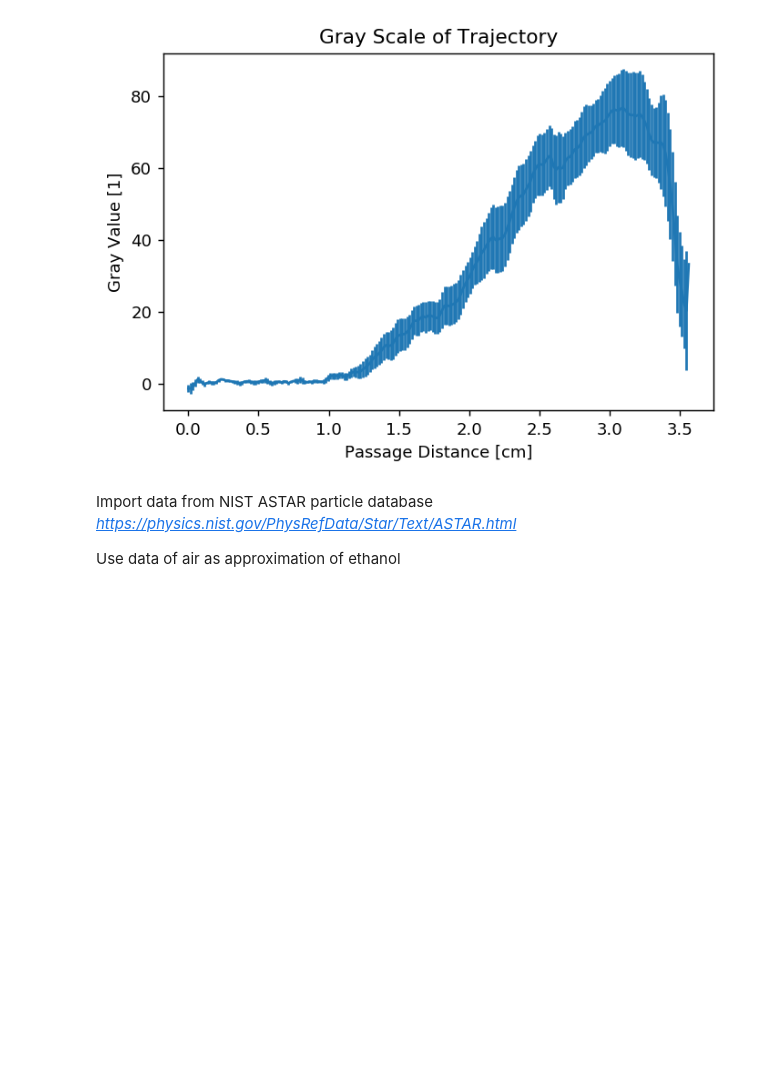
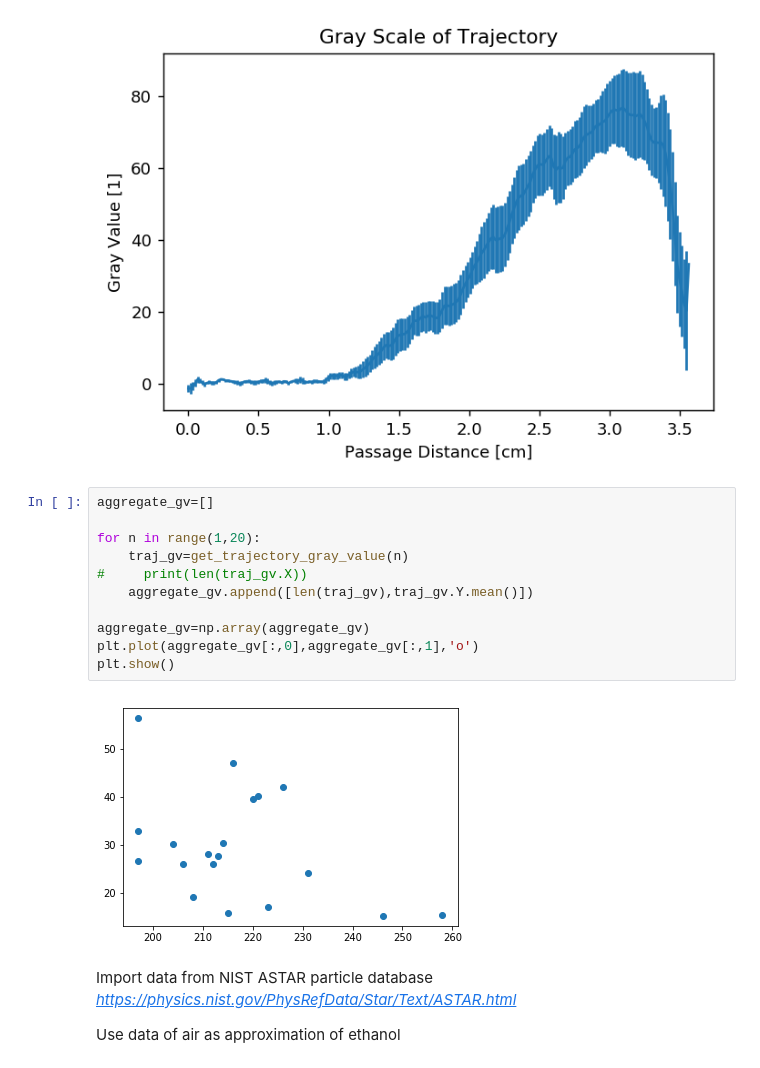
Before and after one commit to EigenSolver/Advanced-Laboratory, a Jupyter notebook: Experiment4/Cloud Chamber.ipynb, the cells around one changed output. Saved outputs shown, nothing was run; the diff lists cells and outputs as text; blank space fills up the shorter version.

```diff
--- a/Experiment4/Cloud Chamber.ipynb
+++ b/Experiment4/Cloud Chamber.ipynb
@@ -131,6 +131,19 @@ plt.title("Gray Scale of Trajectory")
 plt.show()
 # %% [output]
 [figure]
+# %%
+aggregate_gv=[]
+
+for n in range(1,20):
+    traj_gv=get_trajectory_gray_value(n)
+#     print(len(traj_gv.X))
+    aggregate_gv.append([len(traj_gv),traj_gv.Y.mean()])
+
+aggregate_gv=np.array(aggregate_gv)
+plt.plot(aggregate_gv[:,0],aggregate_gv[:,1],'o')
+plt.show()
+# %% [output]
+[figure, added]
 # %% [markdown]
 Import data from NIST ASTAR particle database *https://physics.nist.gov/PhysRefData/Star/Text/ASTAR.html*
 
```
Also changed, not shown: parts of 10 cells of this notebook, 1 other file.
